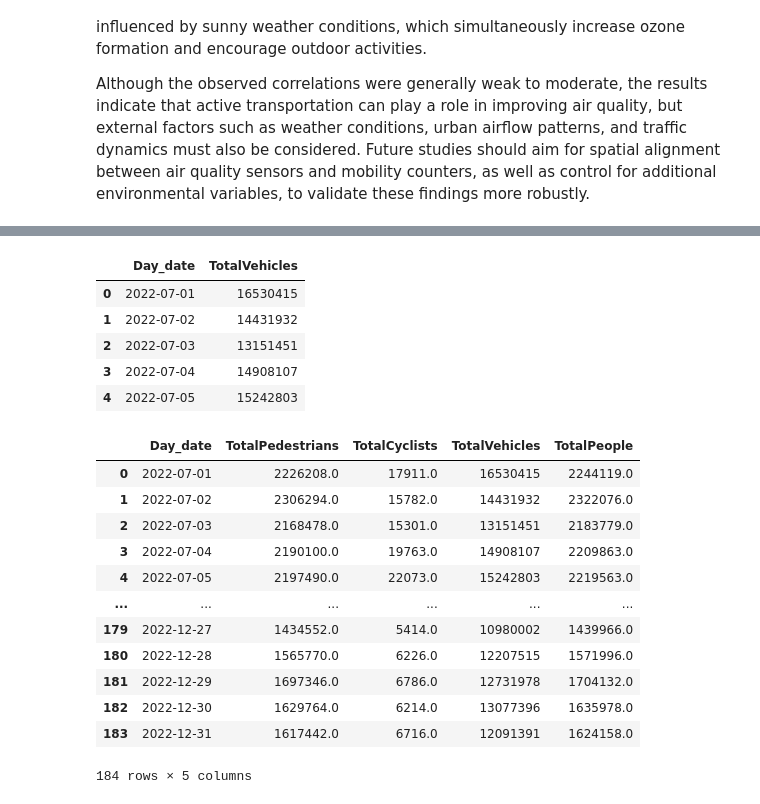
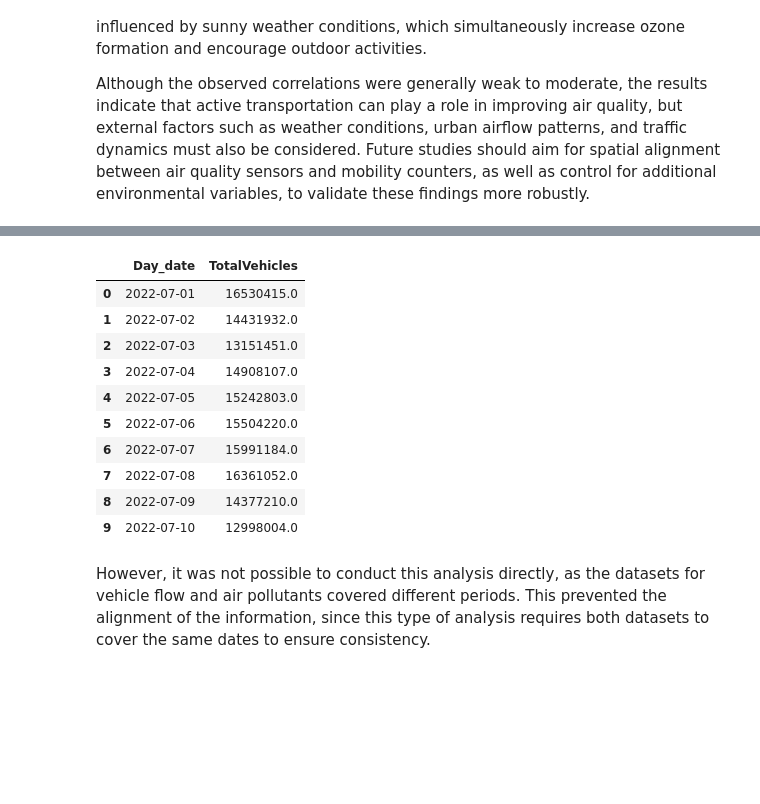
Before and after one commit to GiselleMelo/Ubiquity, a Jupyter notebook: projeto.ipynb, the cells around one changed output, grey strips where cells are left out. Drawn from its saved outputs; the diff is of its cells as text; code cells hidden in the pictures; blank space fills up the shorter version.

```diff
--- a/projeto.ipynb
+++ b/projeto.ipynb
@@ -743,43 +758,39 @@ Index(['End_Time', 'Sum_Volume'], dtype='object')
 # %%
 # Converter 'End_Time' para datetime (timestamp)
 import pandas as pd
 scats_all['End_Time'] = pd.to_datetime(scats_all['End_Time'], format='%Y%m%d%H%M%S')
 
 # Criar coluna 'Date' com apenas a data (sem hora)
 scats_all['Day_date'] = scats_all['End_Time'].dt.date
 
 # Agrupar o volume de veículos por dia (soma diária)
 traffic_daily = scats_all.groupby(['Day_date'])['Sum_Volume'].sum().reset_index()
 traffic_daily.rename(columns={'Sum_Volume': 'TotalVehicles'}, inplace=True)
 
 # Exibir o resultado
-traffic_daily.head()
+traffic_daily.head(10)
 # %% [output]
 |  | Day_date | TotalVehicles |
-| 0 | 2022-07-01 | 16530415 |
-| 1 | 2022-07-02 | 14431932 |
-| 2 | 2022-07-03 | 13151451 |
-| 3 | 2022-07-04 | 14908107 |
-| 4 | 2022-07-05 | 15242803 |
+| 0 | 2022-07-01 | 16530415.0 |
+| 1 | 2022-07-02 | 14431932.0 |
+| 2 | 2022-07-03 | 13151451.0 |
+| 3 | 2022-07-04 | 14908107.0 |
+| 4 | 2022-07-05 | 15242803.0 |
+| 5 | 2022-07-06 | 15504220.0 |
+| 6 | 2022-07-07 | 15991184.0 |
+| 7 | 2022-07-08 | 16361052.0 |
+| 8 | 2022-07-09 | 14377210.0 |
+| 9 | 2022-07-10 | 12998004.0 |
+# %% [markdown]
+However, it was not possible to conduct this analysis directly, as the datasets for vehicle flow and air pollutants covered different periods. This prevented the alignment of the information, since this type of analysis requires both datasets to cover the same dates to ensure consistency.
 # %%
 traffic_daily['Day_date'] = pd.to_datetime(traffic_daily['Day_date'])
 merged_traffic_pedcycle = pd.merge(daily_sum, traffic_daily, on='Day_date')
 merged_traffic_pedcycle['TotalPeople'] = merged_traffic_pedcycle['TotalCyclists']+ merged_traffic_pedcycle['TotalPedestrians']
-merged_traffic_pedcycle
+
+# # Descomente a cédula abaixo para entender como não foi possivel sincronizar as datas das análises
+# merge_teste = pd.merge(merged, traffic_daily, on='Day_date')
+# merge_teste # somente 3 dias correspondentes
-# %% [output]
-|  | Day_date | TotalPedestrians | TotalCyclists | TotalVehicles | TotalPeople |
-| 0 | 2022-07-01 | 2226208.0 | 17911.0 | 16530415 | 2244119.0 |
-| 1 | 2022-07-02 | 2306294.0 | 15782.0 | 14431932 | 2322076.0 |
-| 2 | 2022-07-03 | 2168478.0 | 15301.0 | 13151451 | 2183779.0 |
-| 3 | 2022-07-04 | 2190100.0 | 19763.0 | 14908107 | 2209863.0 |
-| 4 | 2022-07-05 | 2197490.0 | 22073.0 | 15242803 | 2219563.0 |
-| ... | ... | ... | ... | ... | ... |
-| 179 | 2022-12-27 | 1434552.0 | 5414.0 | 10980002 | 1439966.0 |
-| 180 | 2022-12-28 | 1565770.0 | 6226.0 | 12207515 | 1571996.0 |
-| 181 | 2022-12-29 | 1697346.0 | 6786.0 | 12731978 | 1704132.0 |
-| 182 | 2022-12-30 | 1629764.0 | 6214.0 | 13077396 | 1635978.0 |
-| 183 | 2022-12-31 | 1617442.0 | 6716.0 | 12091391 | 1624158.0 |
-184 rows × 5 columns
 # %%
 import matplotlib.pyplot as plt
 import seaborn as sns
```
Also changed, not shown: parts of 20 cells of this notebook.
